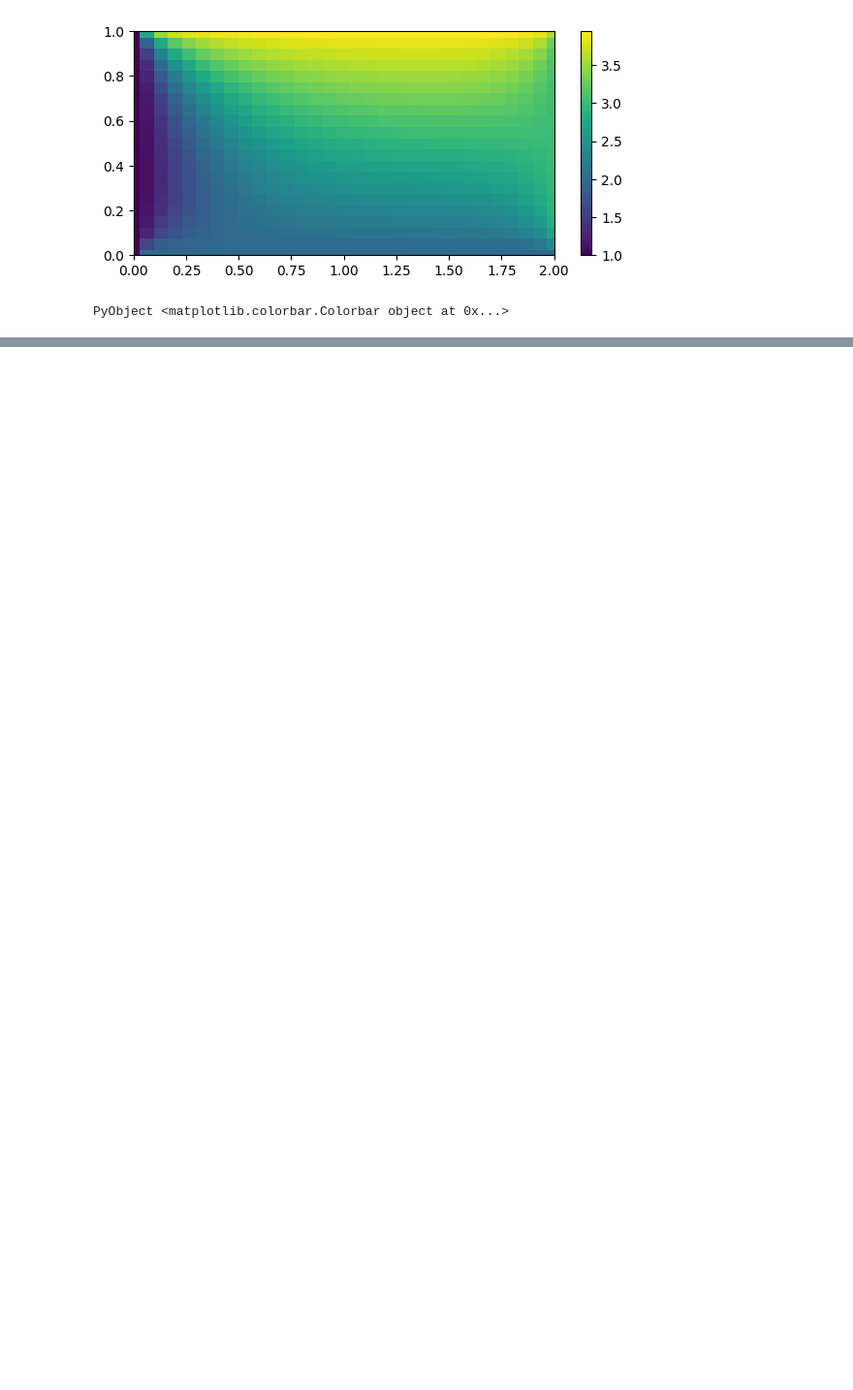
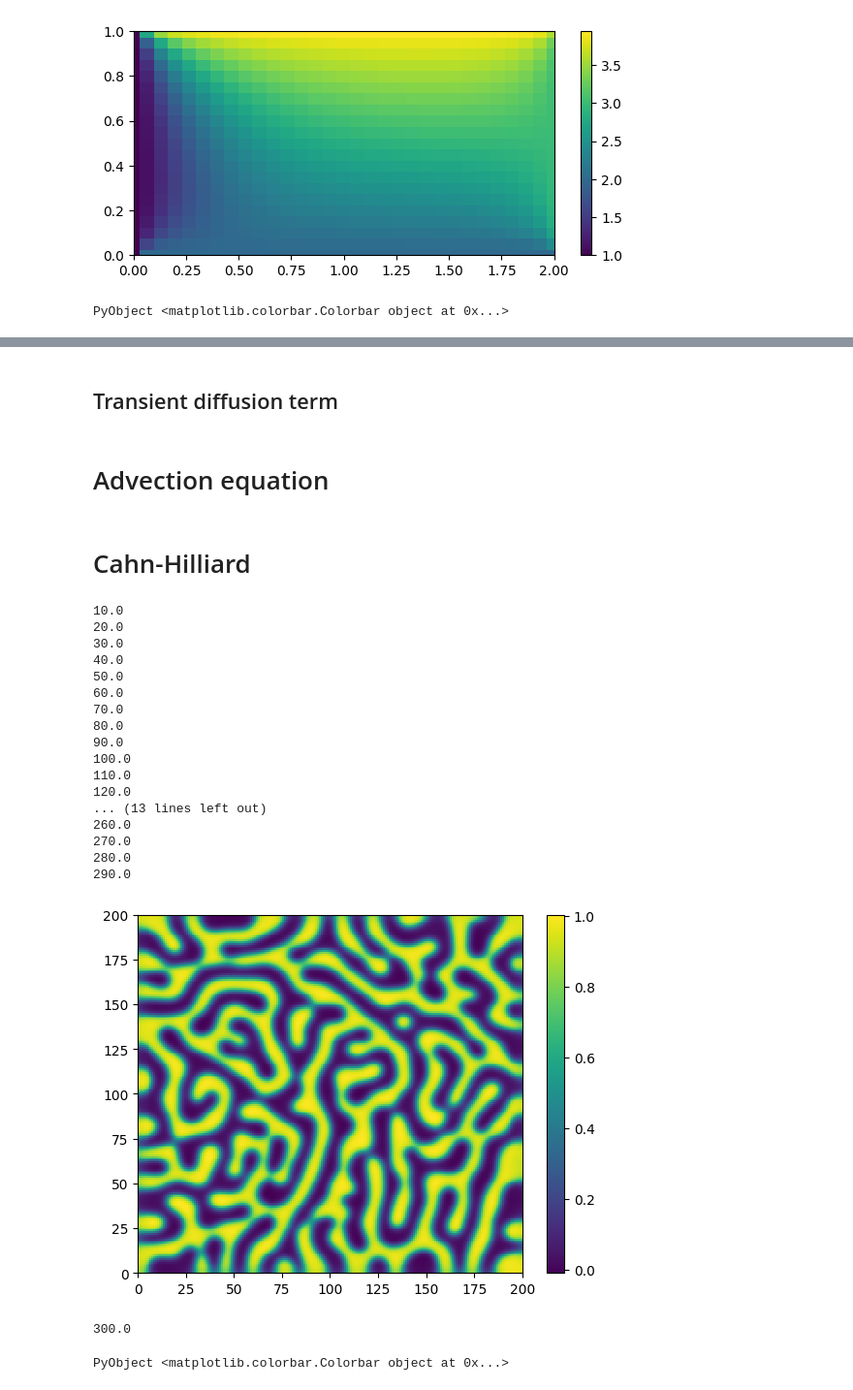
Before and after one commit to simulkade/JFVM.jl, a Jupyter notebook: examples/several_examples.ipynb, the cells around one changed output, grey strips where cells are left out. Shown: that part at 97% size. Drawn from its saved outputs; the diff is of its cells as text; code cells hidden in the pictures; blank space fills up the shorter version.

```diff
--- a/examples/several_examples.ipynb
+++ b/examples/several_examples.ipynb
@@ -128,0 +183,71 @@ Closest candidates are:
+# %% [markdown]
+## Transient diffusion term
+# %% [markdown]
+# Advection equation
+# %% [markdown]
+# Cahn-Hilliard
+# %%
+using JFVM, Distributions
+
+nx=200
+ny=200
+m=createMesh2D(nx, ny, 200.0, 200.0)
+BC=createBC(m)
+#BC.left.a[:]=0.0
+#BC.left.b[:]=1.0
+#BC.left.c[:]=1.0
+#BC.right.a[:]=0.0
+#BC.right.b[:]=1.0
+#BC.right.c[:]=0.0
+D=1.0
+a=1.0
+e=1.0
+D_cell=createCellVariable(m, 1.0)
+D_face=arithmeticMean(D_cell)
+e_cell=createCellVariable(m, 1.0)
+e_face  = arithmeticMean(e_cell)
+e_face2 = arithmeticMean(e_cell)
+phi_old=createCellVariable(m, rand(Normal(0.5, 0.01), nx,ny))
+phi_init=copyCell(phi_old)
+phi=copyCell(phi_old)
+Mbc, RHSbc=boundaryConditionTerm(BC)
+Mdif2=diffusionTerm(D_face)*diffusionTerm(e_face.*e_face2)
+t_final = 300
+t = 0.0
+dexp = -5.0
+while t<t_final
+    dt = 10 #min(100.0, exp(dexp)) # uncomment these lines to get smaller time-step
+    # dexp += 0.01
+    t += dt
+    println(t)
+    phi_face=arithmeticMean(phi)
+    Mt, RHSt=transientTerm(phi_old, dt)
+    Mdif1=diffusionTerm(a^2*D_face.*(1.0-6.0*phi_face.*(1-phi_face)))
+    M=Mbc-Mdif1+Mdif2+Mt
+    RHS=RHSt+RHSbc
+    phi=solveMUMPSLinearPDE(m,M,RHS)
+    phi_old=copyCell(phi)
+end
+visualizeCells(phi)
+colorbar()
+# %% [output]
+10.0
+20.0
+30.0
+40.0
+50.0
+60.0
+70.0
+80.0
+90.0
+100.0
+110.0
+120.0
+... (13 lines left out)
+260.0
+270.0
+280.0
+290.0
+[figure, added]
+300.0
+PyObject <matplotlib.colorbar.Colorbar object at 0x...>
```
Also changed, not shown: parts of 12 cells of this notebook, 1 other file.
